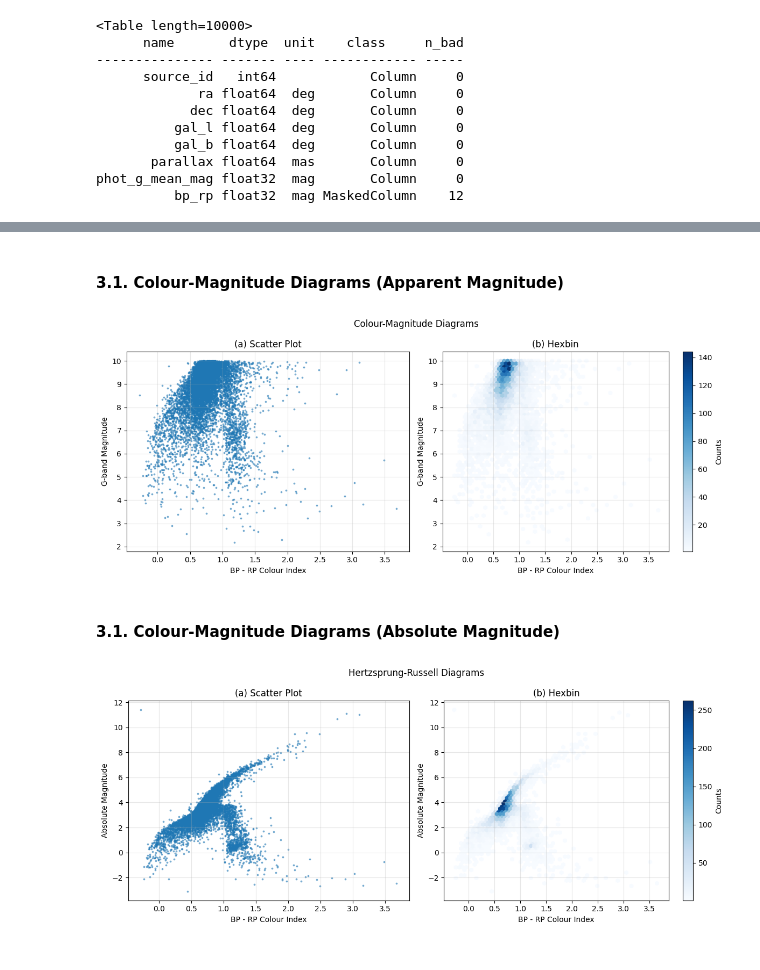
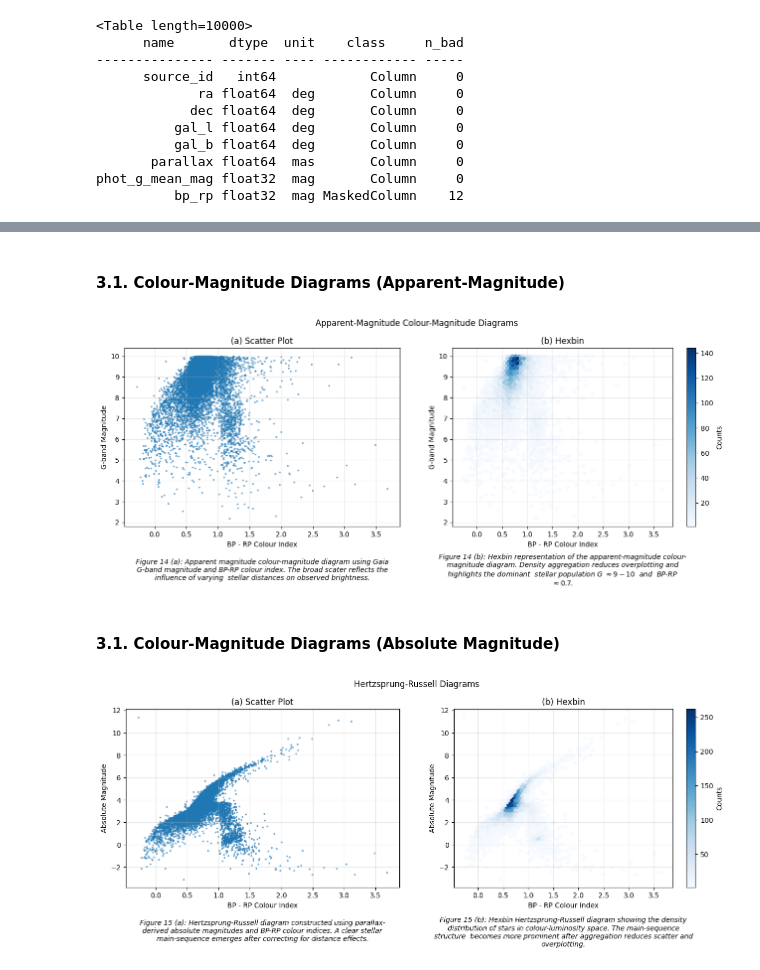
Before and after one commit to ThatDudeJude/stellar_explorer, a Jupyter notebook: notebooks/learning/11_histograms_cmds_HR.ipynb, the cells around one changed output, grey strips where cells are left out. Saved outputs shown, nothing was run; the diff lists cells and outputs as text; code cells hidden in the pictures.

```diff
--- a/notebooks/learning/11_histograms_cmds_HR.ipynb
+++ b/notebooks/learning/11_histograms_cmds_HR.ipynb
@@ -167,57 +248,84 @@ phot_g_mean_mag float32  mag       Column     0
-# %% [markdown]
-#### 3.1. Colour-Magnitude Diagrams (Apparent Magnitude)
+# %% [markdown]
+#### 3.1. Colour-Magnitude Diagrams (Apparent-Magnitude)
 # %%
 # Remove rows with missing bp_rp
 
 mask = ~table['bp_rp'].mask
 bp_rp_clean = table['bp_rp'][mask]
 mag_clean = table['phot_g_mean_mag'][mask]
 
-fig, (ax1, ax2) = plt.subplots(1, 2, figsize=(12, 5))
+fig, (ax1, ax2) = plt.subplots(1, 2, figsize=(13, 6))
 ax1.scatter(bp_rp_clean, mag_clean, s=3, alpha=0.5)
 ax1.set_xlabel('BP - RP Colour Index')
 ax1.set_ylabel('G-band Magnitude')
 ax1.set_title('(a) Scatter Plot')
 fig.gca().invert_yaxis()
 ax1.grid(True, alpha=0.3)
+fig_caption = r"""Figure 14 (a): Apparent magnitude colour-magnitude diagram using Gaia G-band magnitude and BP-RP colour index. The broad scater reflects the influence of varying
+stellar distances on observed brightness.
+"""
+wrapper = textwrap.TextWrapper(width=71)
+lines = wrapper.wrap(text=fig_caption)
+fig_caption_wrapped = '\n'.join(lines)
+ax1.text(0.5, -0.3, fig_caption_wrapped, transform=ax1.transAxes, ha='center', fontsize=10, style='italic')
 
 hb2 = ax2.hexbin(bp_rp_clean, mag_clean, gridsize=60, cmap='Blues', mincnt=1)
 fig.colorbar(hb2, ax=ax2, label='Counts')
 ax2.set_xlabel('BP - RP Colour Index')
 ax2.set_ylabel('G-band Magnitude')
 ax2.set_title('(b) Hexbin')
 fig.gca().invert_yaxis()
 ax2.grid(True, alpha=0.3)
+fig_caption = r"""Figure 14 (b): Hexbin representation of the apparent-magnitude colour-magnitude diagram. Density aggregation reduces overplotting and highlights the dominant
+stellar population G $\approx 9-10$  and  BP-RP $\approx 0.7$.
+"""
+wrapper = textwrap.TextWrapper(width=72)
+lines = wrapper.wrap(text=fig_caption)
+fig_caption_wrapped = '\n'.join(lines)
+ax2.text(0.5, -0.33, fig_caption_wrapped, transform=ax2.transAxes, ha='center', fontsize=10, style='italic')
 
-
-plt.suptitle("Colour-Magnitude Diagrams")
+plt.suptitle("Apparent-Magnitude Colour-Magnitude Diagrams")
 plt.tight_layout()
+plt.savefig('../../outputs/colour-magnitude_diagrams.png', dpi=300, bbox_inches='tight')
 plt.show()
 # %% [output]
-[figure, old version]
+[figure, new version]
 # %% [markdown]
 #### 3.1. Colour-Magnitude Diagrams (Absolute Magnitude)
 # %%
 abs_mag_clean = table['abs_mag'][mask]
 
-fig, (ax1, ax2) = plt.subplots(1, 2, figsize=(12, 5))
+fig, (ax1, ax2) = plt.subplots(1, 2, figsize=(13, 6))
 ax1.scatter(bp_rp_clean, abs_mag_clean, s=3, alpha=0.5)
 ax1.set_xlabel('BP - RP Colour Index')
 ax1.set_ylabel('Absolute Magnitude')
 ax1.set_title('(a) Scatter Plot')
-fig.gca().invert_yaxis()
 ax1.grid(True, alpha=0.3)
+fig_caption = r"""Figure 15 (a): Hertzsprung-Russell diagram constructed using parallax-derived absolute magnitudes and BP-RP colour indices. A clear stellar
+main-sequence emerges after correcting for distance effects.
+"""
+wrapper = textwrap.TextWrapper(width=71)
+lines = wrapper.wrap(text=fig_caption)
+fig_caption_wrapped = '\n'.join(lines)
+ax1.text(0.5, -0.3, fig_caption_wrapped, transform=ax1.transAxes, ha='center', fontsize=10, style='italic')
 
 hb2 = ax2.hexbin(bp_rp_clean, abs_mag_clean, gridsize=60, cmap='Blues', mincnt=1)
 fig.colorbar(hb2, ax=ax2, label='Counts')
 ax2.set_xlabel('BP - RP Colour Index')
 ax2.set_ylabel('Absolute Magnitude')
 ax2.set_title('(b) Hexbin')
-fig.gca().invert_yaxis()
 ax2.grid(True, alpha=0.3)
+fig_caption = r"""Figure 15 (b): Hexbin Hertzsprung-Russell diagram showing the density distribution of stars in colour-luminosity space. The main-sequence structure
+becomes more prominent after aggregation reduces scatter and overplotting.
+"""
+wrapper = textwrap.TextWrapper(width=72)
+lines = wrapper.wrap(text=fig_caption)
+fig_caption_wrapped = '\n'.join(lines)
+ax2.text(0.5, -0.33, fig_caption_wrapped, transform=ax2.transAxes, ha='center', fontsize=10, style='italic')
 
 plt.suptitle("Hertzsprung-Russell Diagrams")
 plt.tight_layout()
+plt.savefig('../../outputs/hertzsprung-russel_diagrams.png', dpi=300, bbox_inches='tight')
 plt.show()
 # %% [output]
-[figure, old version]
+[figure, new version]
```
Also changed, not shown: parts of 17 cells of this notebook, 6 other files.
